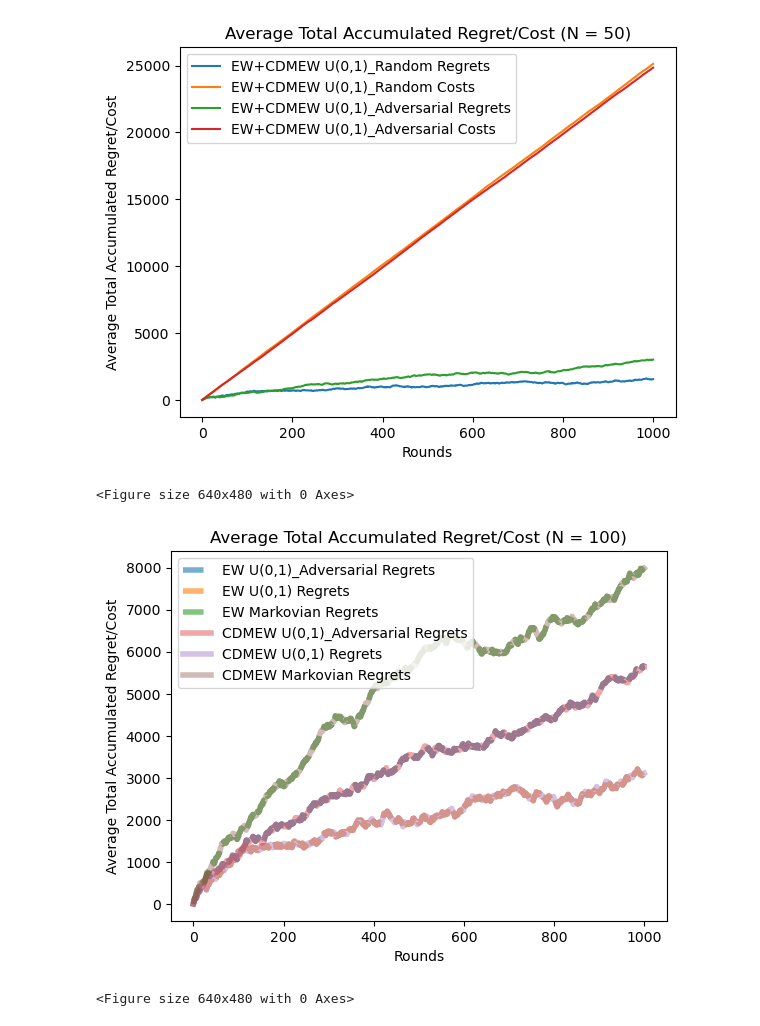
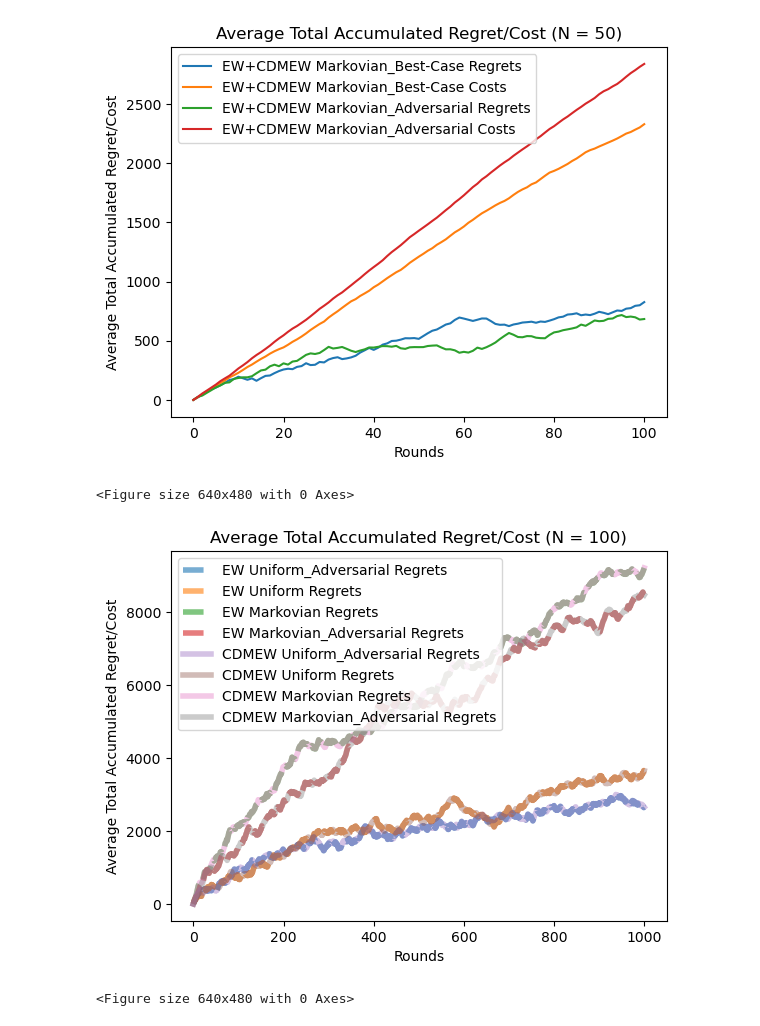
Before and after one commit to srijaladi/WeAreLegion, a Jupyter notebook: WeAreLegionCode.ipynb, the cells around one changed output. Drawn from its saved outputs; the diff is of its cells as text; code cells hidden in the pictures.

```diff
--- a/WeAreLegionCode.ipynb
+++ b/WeAreLegionCode.ipynb
@@ -463,22 +474,19 @@ plt.clf()
 <Figure size 640x480 with 0 Axes>
 # %%
 # PLOT 2
-# Plot with 50 agents -> U(0,1) Random against U(0,1) Adversarial to display that the
-# adversarial case is truly adversarial -> same cost but worse regret
-# In this graph, the EW cost + regret lines are so similar to CDMEW cost + regret
-# lines that they are just treated as one. This can be verified by checking
-# the other data lines within the graph
+# Plot with 50 agents -> MDP adversarial against MDP best-case to display that
+# our algorithm can adapt
 
-U_0_1_rand_data = load_object_from_file("Uniform_0_1_Rand_50_20_1000_1000.pkl")
-U_0_1_adverse_data = load_object_from_file("Uniform_0_1_Adversarial_50_20_1000_1000.pkl")
+mdp_best_data = load_object_from_file("Partial_MDP_Best_50_20_100_1000.pkl")
+mdp_adverse_data = load_object_from_file("Partial_MDP_Worst_50_20_100_1000.pkl")
 
-rand_expw_regrets = U_0_1_rand_data[0]
-rand_expw_costs   = U_0_1_rand_data[2]
-adverse_expw_regrets = U_0_1_adverse_data[0]
-adverse_expw_costs   = U_0_1_adverse_data[2]
+best_expw_regrets = mdp_best_data[0]
+best_expw_costs   = mdp_best_data[2]
+adverse_expw_regrets = mdp_adverse_data[0]
+adverse_expw_costs   = mdp_adverse_data[2]
 
-avg_rand_expw_regrets = np.mean(rand_expw_regrets, axis = 0)
-avg_rand_expw_costs   = np.mean(rand_expw_costs, axis = 0)
+avg_best_expw_regrets = np.mean(best_expw_regrets, axis = 0)
+avg_best_expw_costs   = np.mean(best_expw_costs, axis = 0)
 avg_adverse_expw_regrets = np.mean(adverse_expw_regrets, axis = 0)
 avg_adverse_expw_costs   = np.mean(adverse_expw_costs, axis = 0)
 
@@ -486,10 +494,10 @@ x_axis = np.arange(len(avg_adverse_expw_costs))
 
 plt.clf()
 
-plt.plot(x_axis, avg_rand_expw_regrets, label = "EW+CDMEW U(0,1)_Random Regrets")
-plt.plot(x_axis, avg_rand_expw_costs, label = "EW+CDMEW U(0,1)_Random Costs")
-plt.plot(x_axis, avg_adverse_expw_regrets, label = "EW+CDMEW U(0,1)_Adversarial Regrets")
-plt.plot(x_axis, avg_adverse_expw_costs, label = "EW+CDMEW U(0,1)_Adversarial Costs")
+plt.plot(x_axis, avg_best_expw_regrets, label = "EW+CDMEW Markovian_Best-Case Regrets")
+plt.plot(x_axis, avg_best_expw_costs, label = "EW+CDMEW Markovian_Best-Case Costs")
+plt.plot(x_axis, avg_adverse_expw_regrets, label = "EW+CDMEW Markovian_Adversarial Regrets")
+plt.plot(x_axis, avg_adverse_expw_costs, label = "EW+CDMEW Markovian_Adversarial Costs")
 
 plt.title("Average Total Accumulated Regret/Cost (N = 50)")
 plt.xlabel("Rounds")
@@ -498,52 +506,59 @@ plt.legend(loc = "upper left")
 plt.show()
 plt.clf()
 # %% [output]
-[figure, old version]
+[figure, new version]
 <Figure size 640x480 with 0 Axes>
 # %%
 # PLOT 3
-# Plot with 100 agents -> U(0,1) Adversarial with EXPW and CDMEW to display that the
+# Plot with 100 agents -> U(0,1), MDP Adversarial with EXPW and CDMEW to display that the
 # new algorithm we propose matches identically with EXPW in cost accumulation and regret
 # Showing this in adversarial setting since our problem formulation is set in this setting.
 
-U_0_1_rand_data = load_object_from_file("Uniform_0_1_Rand_100_20_1000_1000.pkl")
-U_0_1_adverse_data = load_object_from_file("Uniform_0_1_Adversarial_100_20_1000_1000.pkl")
-MDP_data = load_object_from_file("MDP_100_20_1000_1000.pkl")
+U_0_1_single_data = load_object_from_file("Partial_Uniform_Single_100_20_1000_1000.pkl")
+U_0_1_adverse_data = load_object_from_file("Partial_Uniform_Worst_100_20_1000_1000.pkl")
+MDP_single_data = load_object_from_file("Partial_MDP_Single_100_20_1000_1000.pkl")
+MDP_adverse_data = load_object_from_file("Partial_MDP_Worst_100_20_1000_1000.pkl")
 
 adverse_expw_regrets = U_0_1_adverse_data[0]
 adverse_coop_regrets = U_0_1_adverse_data[1]
-rand_expw_regrets = U_0_1_rand_data[0]
-rand_coop_regrets = U_0_1_rand_data[1]
-mdp_expw_regrets = MDP_data[0]
-mdp_coop_regrets = MDP_data[1]
+single_expw_regrets = U_0_1_single_data[0]
+single_coop_regrets = U_0_1_single_data[1]
+mdp_expw_regrets = MDP_single_data[0]
+mdp_coop_regrets = MDP_single_data[1]
+mdp_adverse_expw_regrets = MDP_adverse_data[0]
+mdp_adverse_coop_regrets = MDP_adverse_data[1]
 
 avg_adverse_expw_regrets = np.mean(adverse_expw_regrets, axis = 0)
 avg_adverse_coop_regrets = np.mean(adverse_coop_regrets, axis = 0)
-avg_rand_expw_regrets = np.mean(rand_expw_regrets, axis = 0)
-avg_rand_coop_regrets = np.mean(rand_coop_regrets, axis = 0)
+avg_single_expw_regrets = np.mean(single_expw_regrets, axis = 0)
+avg_single_coop_regrets = np.mean(single_coop_regrets, axis = 0)
 avg_mdp_expw_regrets = np.mean(mdp_expw_regrets, axis = 0)
 avg_mdp_coop_regrets = np.mean(mdp_coop_regrets, axis = 0)
+avg_mdp_adverse_expw_regrets = np.mean(mdp_adverse_expw_regrets, axis = 0)
+avg_mdp_adverse_coop_regrets = np.mean(mdp_adverse_coop_regrets, axis = 0)
 
 x_axis = np.arange(len(avg_adverse_expw_regrets))
 
 plt.clf()
 
 LW = 4
-plt.plot(x_axis, avg_adverse_expw_regrets, label = "EW U(0,1)_Adversarial Regrets", alpha = 0.6, linestyle = 'dashed', linewidth = LW)
-plt.plot(x_axis, avg_rand_expw_regrets, label = "EW U(0,1) Regrets", alpha = 0.6, linestyle = 'dashed', linewidth = LW)
+plt.plot(x_axis, avg_adverse_expw_regrets, label = "EW Uniform_Adversarial Regrets", alpha = 0.6, linestyle = 'dashed', linewidth = LW)
+plt.plot(x_axis, avg_single_expw_regrets, label = "EW Uniform Regrets", alpha = 0.6, linestyle = 'dashed', linewidth = LW)
 plt.plot(x_axis, avg_mdp_expw_regrets, label = "EW Markovian Regrets", alpha = 0.6, linestyle = 'dashed', linewidth = LW)
-plt.plot(x_axis, avg_adverse_coop_regrets, label = "CDMEW U(0,1)_Adversarial Regrets", alpha = 0.4, linewidth = LW)
-plt.plot(x_axis, avg_rand_coop_regrets, label = "CDMEW U(0,1) Regrets", alpha = 0.4, linewidth = LW)
+plt.plot(x_axis, avg_mdp_adverse_expw_regrets, label = "EW Markovian_Adversarial Regrets", alpha = 0.6, linestyle = 'dashed', linewidth = LW)
+plt.plot(x_axis, avg_adverse_coop_regrets, label = "CDMEW Uniform_Adversarial Regrets", alpha = 0.4, linewidth = LW)
+plt.plot(x_axis, avg_single_coop_regrets, label = "CDMEW Uniform Regrets", alpha = 0.4, linewidth = LW)
 plt.plot(x_axis, avg_mdp_coop_regrets, label = "CDMEW Markovian Regrets", alpha = 0.4, linewidth = LW)
+plt.plot(x_axis, avg_mdp_adverse_coop_regrets, label = "CDMEW Markovian_Adversarial Regrets", alpha = 0.4, linewidth = LW)
 
 plt.title("Average Total Accumulated Regret/Cost (N = 100)")
 plt.xlabel("Rounds")
 plt.ylabel("Average Total Accumulated Regret/Cost")
 plt.legend(loc = "upper left")
 plt.show()
 plt.clf()
 # %% [output]
-[figure, old version]
+[figure, new version]
 <Figure size 640x480 with 0 Axes>
 # %%
 # PLOT 4
```
Also changed, not shown: parts of 5 cells of this notebook, 2 other files.
